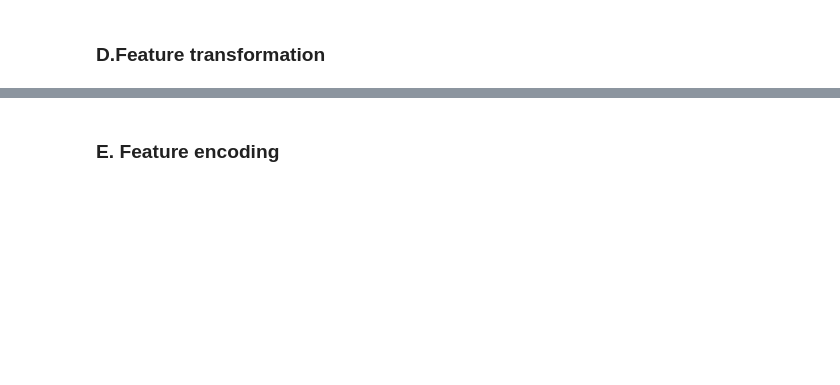
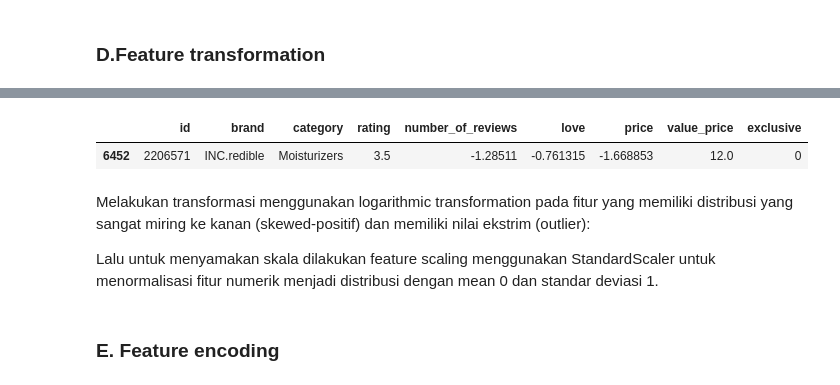
Before and after one commit to agirahmawandi/hw_ml_prep, a Jupyter notebook: Homework_ML_Preparation.ipynb, the cells around one changed output, grey strips where cells are left out. Drawn from its saved outputs; the diff is of its cells as text; code cells hidden in the pictures; blank space fills up the shorter version.

```diff
--- a/Homework_ML_Preparation.ipynb
+++ b/Homework_ML_Preparation.ipynb
@@ -331,18 +354,18 @@ plt.show()
 # %% [markdown]
 ### D.Feature transformation
 # %%
-# df['number_of_reviews_std'] = StandardScaler().fit_transform(df['number_of_reviews'].values.reshape(len(df), 1))
-# df['love_std'] = StandardScaler().fit_transform(df['love'].values.reshape(len(df), 1))
-# df['price_std'] = StandardScaler().fit_transform(df['price'].values.reshape(len(df), 1))
-# df['value_price_std'] = StandardScaler().fit_transform(df['value_price'].values.reshape(len(df), 1))
+from sklearn.preprocessing import StandardScaler
+import numpy as np
+
 # Transformasi log dulu
 df['price'] = np.log1p(df['price'])
 df['love'] = np.log1p(df['love'])
 df['number_of_reviews'] = np.log1p(df['number_of_reviews'])
+df['value_price'] = np.log1p(df['value_price'])
 
 # Kemudian scaling
 scaler = StandardScaler()
-df[['price', 'love', 'number_of_reviews']] = scaler.fit_transform(df[['price', 'love', 'number_of_reviews']])
+df[['price', 'love', 'number_of_reviews','value_price']] = scaler.fit_transform(df[['price', 'love', 'number_of_reviews','value_price']])
 # %%
 df.info()
 # %% [output]
@@ -369,3 +388,12 @@ memory usage: 817.6+ KB
+# %%
+df.sample()
+# %% [output]
+|  | id | brand | category | rating | number_of_reviews | love | price | value_price | exclusive |
+| 6452 | 2206571 | INC.redible | Moisturizers | 3.5 | -1.28511 | -0.761315 | -1.668853 | 12.0 | 0 |
+# %% [markdown]
+Melakukan transformasi menggunakan logarithmic transformation pada fitur yang memiliki distribusi yang sangat miring ke kanan (skewed-positif) dan memiliki nilai ekstrim (outlier):<br>
+
+Lalu untuk menyamakan skala dilakukan feature scaling menggunakan StandardScaler untuk menormalisasi fitur numerik menjadi distribusi dengan mean 0 dan standar deviasi 1.
 # %% [markdown]
 ### E. Feature encoding
 # %%
```
Also changed, not shown: parts of 17 cells of this notebook.
